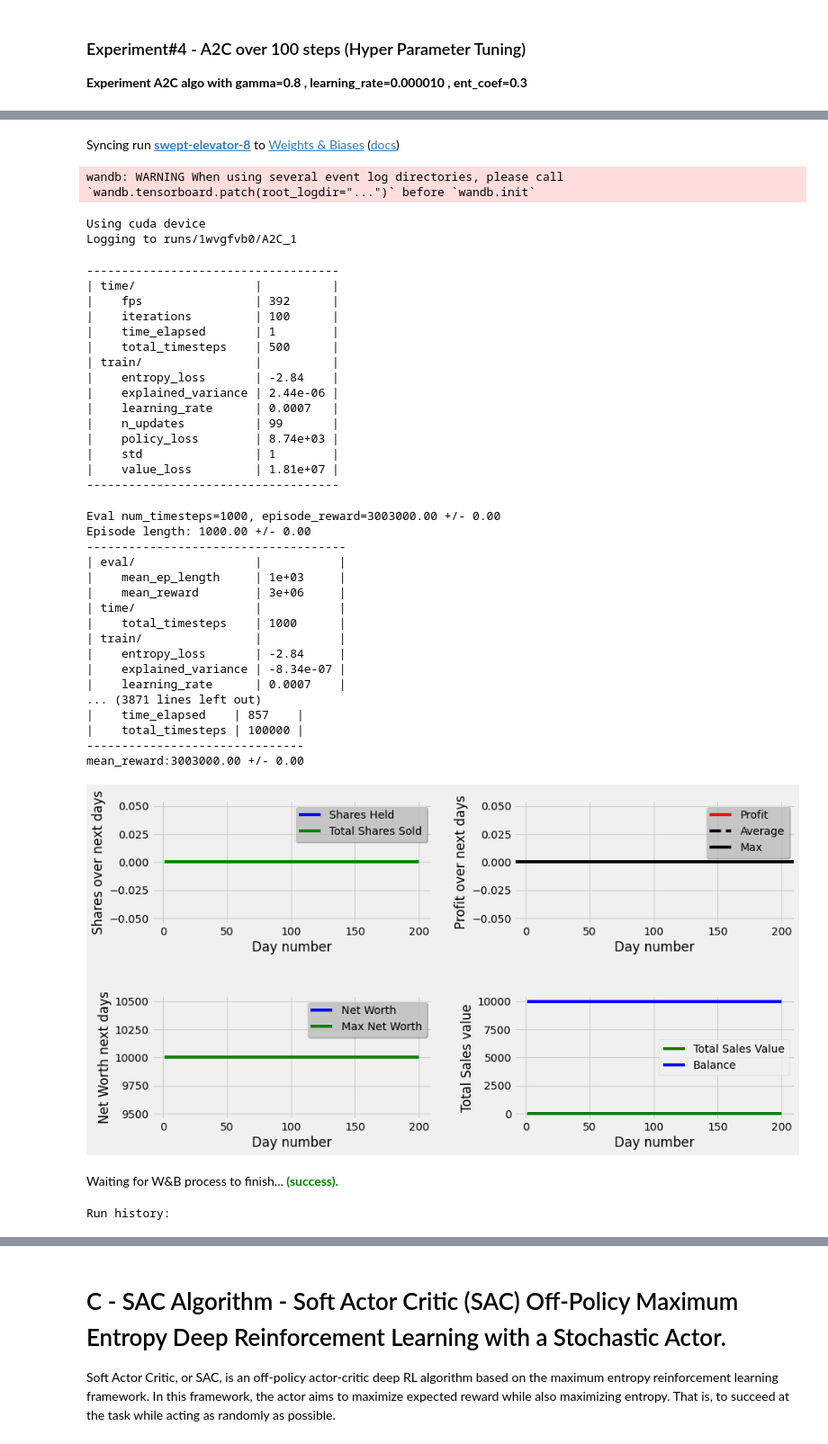
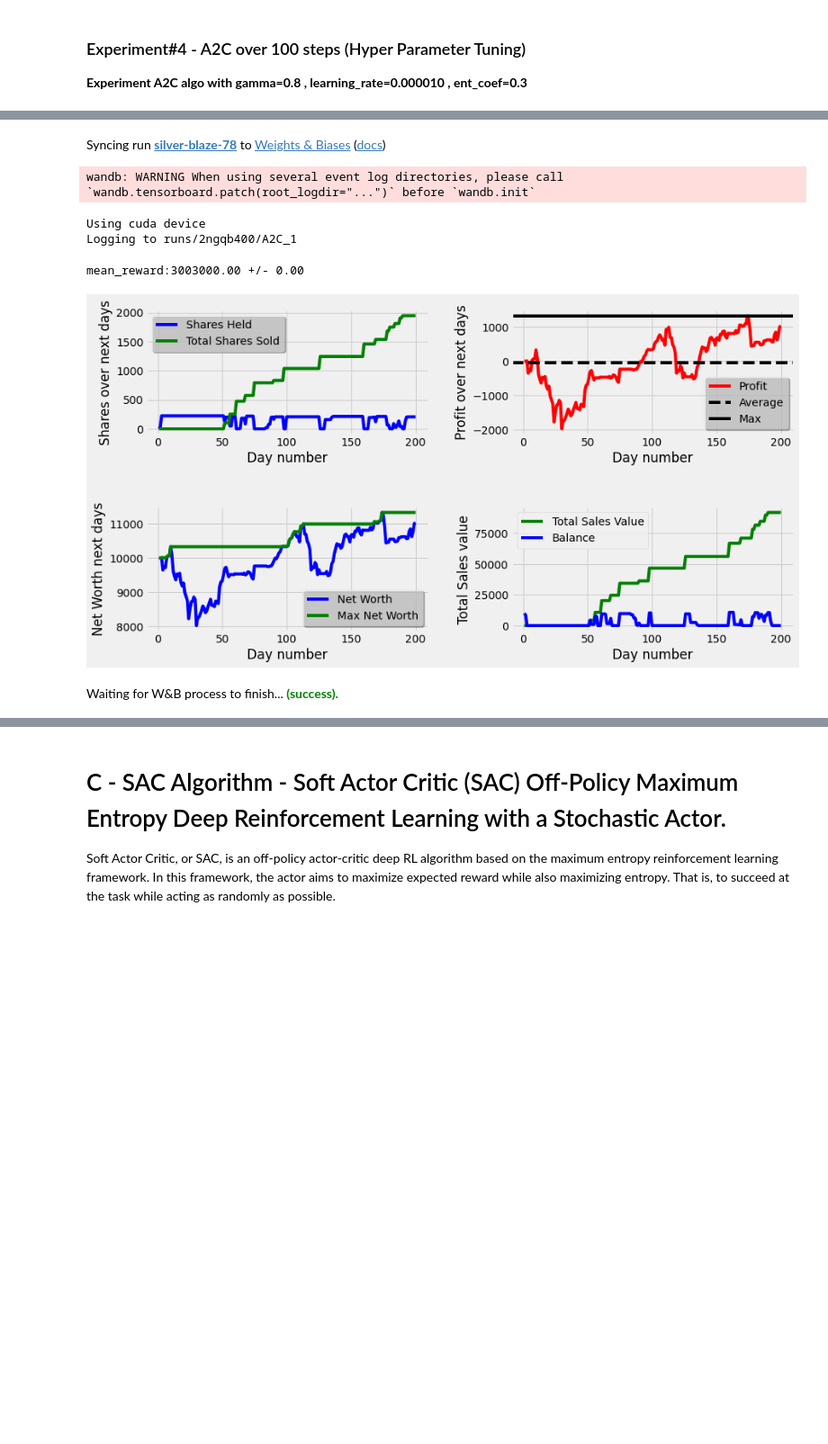
Before and after one commit to NishaMDev/Reinforcement-learning-Live-Trading, a Jupyter notebook: Stock_Trading_Notebook.ipynb, the cells around one changed output, grey strips where cells are left out. Shown at 90% size. Cells and saved outputs as stored; diff of their text form; code cells hidden in the pictures; blank space fills up the shorter version.

```diff
--- a/Stock_Trading_Notebook.ipynb
+++ b/Stock_Trading_Notebook.ipynb
@@ -304,7 +334,7 @@ Experiment A2C algo with with default params - gamma=0.99 , learning_rate=0.0007
 from stocktrade import Stocktrade
 
 if __name__ == "__main__":
-    timesteps = 100000
+    timesteps = 100
     algo = "A2C"
     Stocktrade.stocktrade(algo,timesteps)
 # %% [output]
@@ -370,7 +360,7 @@ Run summary:
 from stocktrade1 import Stocktrade
 
 if __name__ == "__main__":
-    timesteps = 100000
+    timesteps = 100
     algo = "A2C"
     hyper_param = True
     Stocktrade.stocktrade(algo,timesteps,hyper_param)
@@ -380,39 +370,7 @@ Run data is saved locally in /content/Reinforcement-learning-Live-Trading/wandb/
-Syncing run swept-elevator-8 to Weights & Biases (docs)
+Syncing run silver-blaze-78 to Weights & Biases (docs)
 wandb: WARNING When using several event log directories, please call `wandb.tensorboard.patch(root_logdir="...")` before `wandb.init`
 Using cuda device
-Logging to runs/1wvgfvb0/A2C_1
+Logging to runs/2ngqb400/A2C_1
-------------------------------------
-| time/                 |          |
-|    fps                | 392      |
-|    iterations         | 100      |
-|    time_elapsed       | 1        |
-|    total_timesteps    | 500      |
-| train/                |          |
-|    entropy_loss       | -2.84    |
-|    explained_variance | 2.44e-06 |
-|    learning_rate      | 0.0007   |
-|    n_updates          | 99       |
-|    policy_loss        | 8.74e+03 |
-|    std                | 1        |
-|    value_loss         | 1.81e+07 |
-------------------------------------
+mean_reward:3003000.00 +/- 0.00
-Eval num_timesteps=1000, episode_reward=3003000.00 +/- 0.00
-Episode length: 1000.00 +/- 0.00
--------------------------------------
-| eval/                 |           |
-|    mean_ep_length     | 1e+03     |
-|    mean_reward        | 3e+06     |
-| time/                 |           |
-|    total_timesteps    | 1000      |
-| train/                |           |
-|    entropy_loss       | -2.84     |
-|    explained_variance | -8.34e-07 |
-|    learning_rate      | 0.0007    |
-... (3871 lines left out)
-|    time_elapsed    | 857    |
-|    total_timesteps | 100000 |
--------------------------------
-mean_reward:3003000.00 +/- 0.00
-[figure, old version]
+[figure, new version]
 Waiting for W&B process to finish... (success).
-Run history:
```
Also changed, not shown: parts of 13 cells of this notebook.
